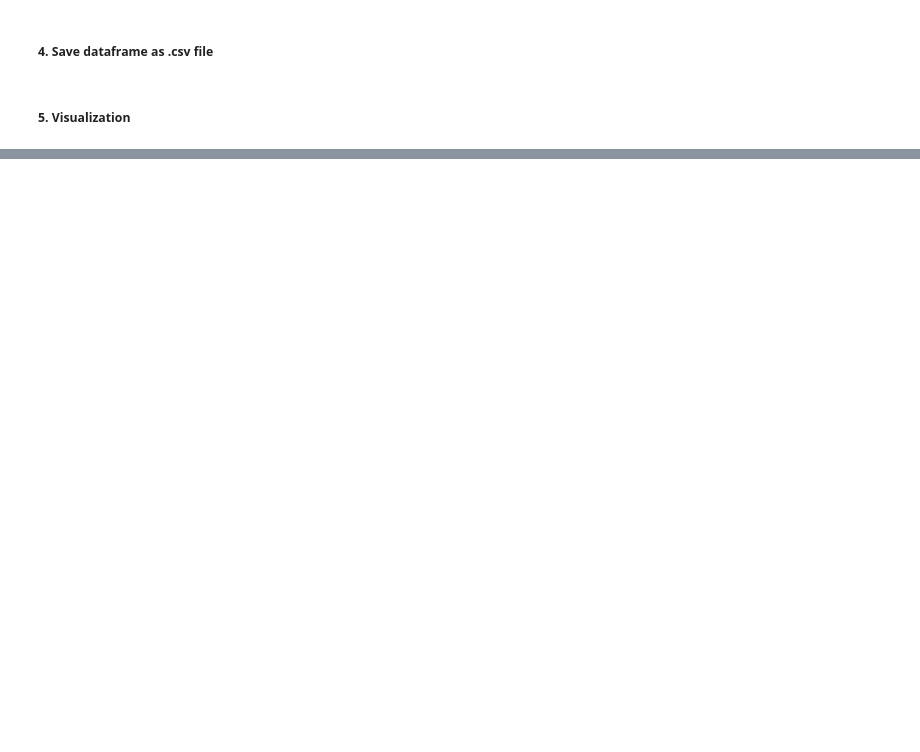
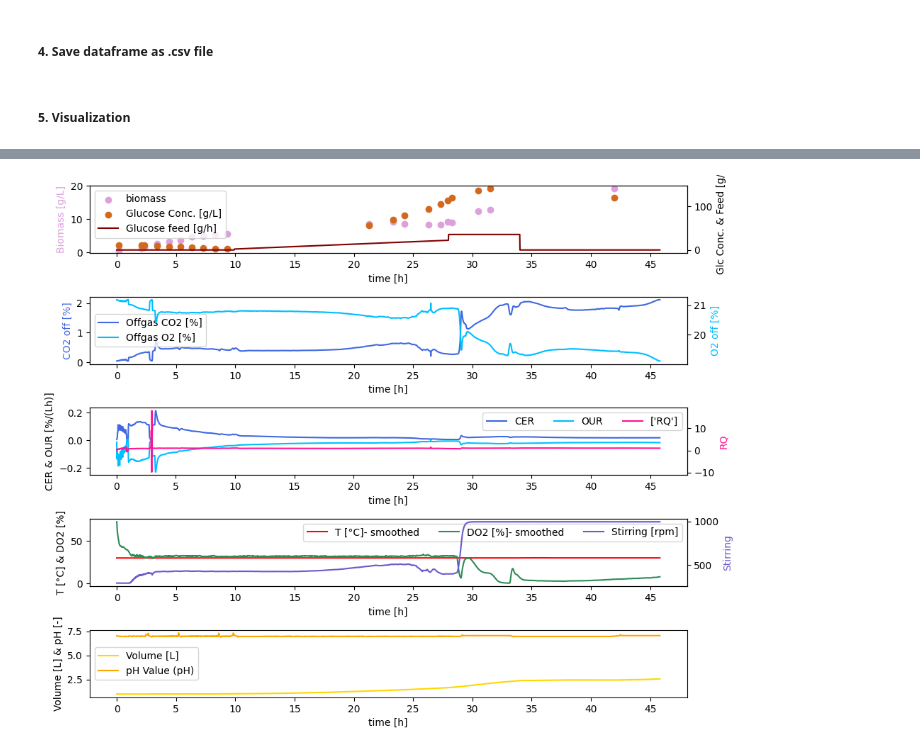
Before and after one commit to boripf/hybrid-model-corynebacterium, a Jupyter notebook: A_preprocessing.ipynb, the cells around one changed output, grey strips where cells are left out. Cells and saved outputs as stored; diff of their text form; code cells hidden in the pictures; blank space fills up the shorter version.

```diff
--- a/A_preprocessing.ipynb
+++ b/A_preprocessing.ipynb
@@ -449,20 +273,0 @@ Temperature
-# %%
-# calculating the signal to noise ratio with the mean of the signal, divided by the standard deviation
-
-signal_amplitude  = np.mean(df['Temperature [°C]'])
-
-temperature_signal = df['Temperature [°C]']
-noise_free_portion = 30 #grad
-
-df ['noise'] = df['Temperature [°C]'] - noise_free_portion
-noise_std  = np.std(df['noise'])
-
-snr = signal_amplitude / noise_std
-
-df['snr2'] = df['Temperature [°C]']/ noise_std
-
-print(signal_amplitude)
-print(noise_std)
-print(df['noise'])
-print("SNR:", snr)
-print("SNR2:",df['snr2'])
@@ -482,0 +274,71 @@ plt.show()
+# %%
+fig, ax = plt.subplots(5,1, figsize=(10,8))
+
+ax[0].scatter(df['time [h]'], df['Biomass [g/L]'], label='biomass', color='plum')
+ax0 = ax[0].twinx()
+ax0.scatter(df['time [h]'], df['Glucose [g/L]'], label='Glucose Conc. [g/L]', color='chocolate')
+ax0.plot(df['time [h]'], df['Glucose feed [g/h]'], label='Glucose feed [g/h]', color='maroon')
+
+ax[1].plot(df['time [h]'], df['Offgas CO2 [%]'], label='Offgas CO2 [%]', color='royalblue')
+ax1 = ax[1].twinx()
+ax1.plot(df['time [h]'], df['Offgas O2 [%]'], label='Offgas O2 [%]', color='deepskyblue')
+
+ax[2].plot(df['time [h]'], df['CER [%/L/h]'], label='CER', color='royalblue')
+ax[2].plot(df['time [h]'], df['OUR [%/L/h]'], label='OUR', color='deepskyblue')
+ax2 = ax[2].twinx()
+ax2.plot(df['time [h]'],df['RQ'], label=['RQ'], color='deeppink')
+
+ax[3].plot(df['time [h]'], df['T [°C]- smoothed'], label='T [°C]- smoothed', color='red')
+ax[3].plot(df['time [h]'], df['DO2 [%]- smoothed'], label='DO2 [%]- smoothed', color='seagreen')
+ax3 = ax[3].twinx()
+ax3.plot(df['time [h]'], df['Stirring [rpm]- smoothed'], label='Stirring [rpm]', color='slateblue')
+
+ax[4].plot(df['time [h]'], df['Volume [L]'], label='Volume [L]', color='gold')
+ax[4].plot(df['time [h]'], df['pH Value (pH)'], label='pH Value (pH)', color='orange')
+
+ax[0].set_xlabel('time [h]'); ax[0].set_ylabel('Biomass [g/L]', color='plum')
+ax0.set_ylabel('Glc Conc. & Feed [g/L]')
+ax[0].locator_params(axis='x', nbins=20)
+
+ax[1].set_xlabel('time [h]'); ax[1].set_ylabel('CO2 off [%]', color='royalblue')
+ax1.set_ylabel('O2 off [%]', color='deepskyblue')
+ax[1].locator_params(axis='x', nbins=20)
+
+ax[2].set_xlabel('time [h]'); ax[2].set_ylabel('CER & OUR [%/(Lh)]')
+ax2.set_ylabel('RQ', color='deeppink')
+ax[2].locator_params(axis='x', nbins=20)
+
+ax[3].set_xlabel('time [h]'); ax[3].set_ylabel('T [°C] & DO2 [%]')
+ax3.set_ylabel('Stirring', color='slateblue')
+ax[3].locator_params(axis='x', nbins=20)
+
+ax[4].set_xlabel('time [h]'); ax[4].set_ylabel('Volume [L] & pH [-]')
+ax[4].locator_params(axis='x', nbins=20)
+
+h_0, l_0 = ax[0].get_legend_handles_labels()
+h0, l0 = ax0.get_legend_handles_labels()
+handles_0 = h_0 + h0; labels_0 = l_0 + l0
+ax[0].legend(handles_0, labels_0, loc='upper left')
+
+h_1, l_1 = ax[1].get_legend_handles_labels()
+h1, l1 = ax1.get_legend_handles_labels()
+handles_1 = h_1 + h1; labels_1 = l_1 + l1
+ax[1].legend(handles_1, labels_1, loc='center left')
+
+h_2, l_2 = ax[2].get_legend_handles_labels()
+h2, l2 = ax2.get_legend_handles_labels()
+handles_2 = h_2 + h2; labels_2 = l_2 + l2
+ax[2].legend(handles_2, labels_2, ncols=3)
+
+h_3, l_3 = ax[3].get_legend_handles_labels()
+h3, l3 = ax3.get_legend_handles_labels()
+handles_3 = h_3 + h3; labels_3 = l_3 + l3
+ax[3].legend(handles_3, labels_3, ncols=3)
+
+handles_4, labels_4 = ax[4].get_legend_handles_labels()
+ax[4].legend(handles_4, labels_4, loc='center left')
+
+plt.tight_layout()
+plt.show()
+# %% [output]
+[figure, added]
```
Also changed, not shown: parts of 21 cells of this notebook, 10 other files.
